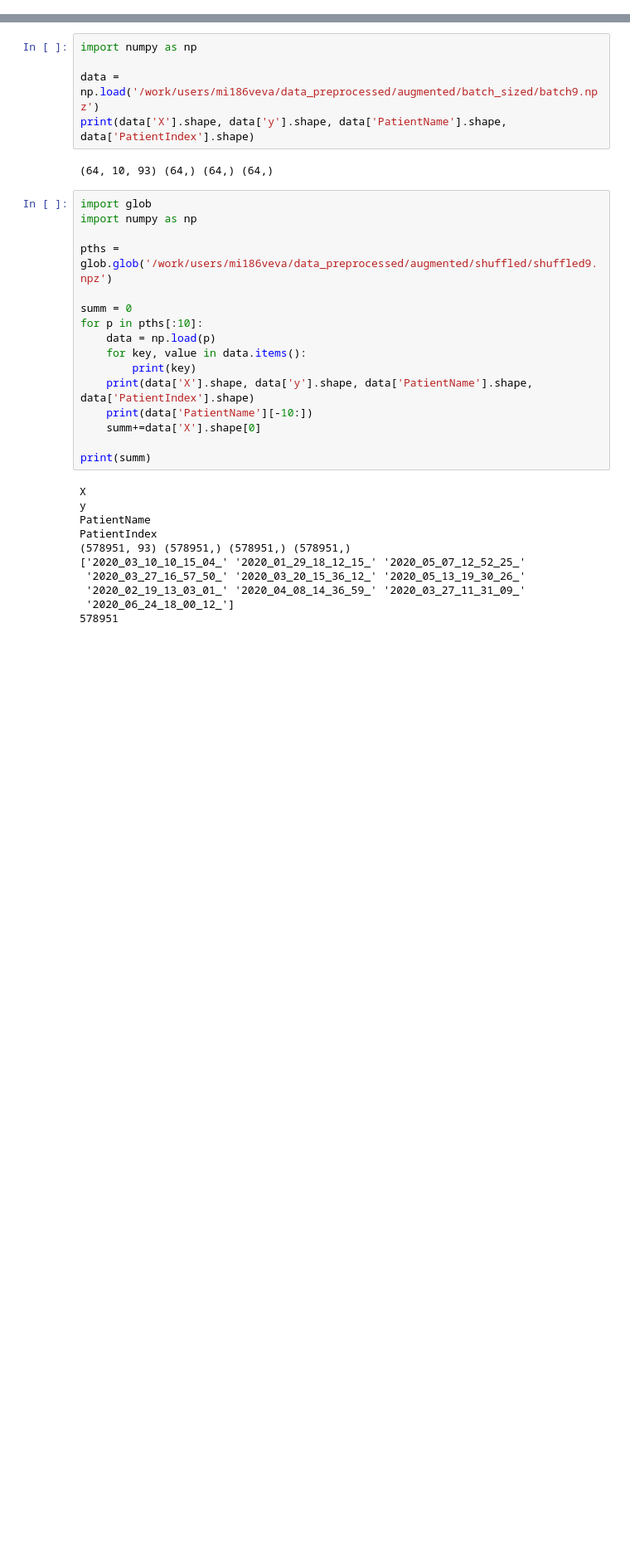
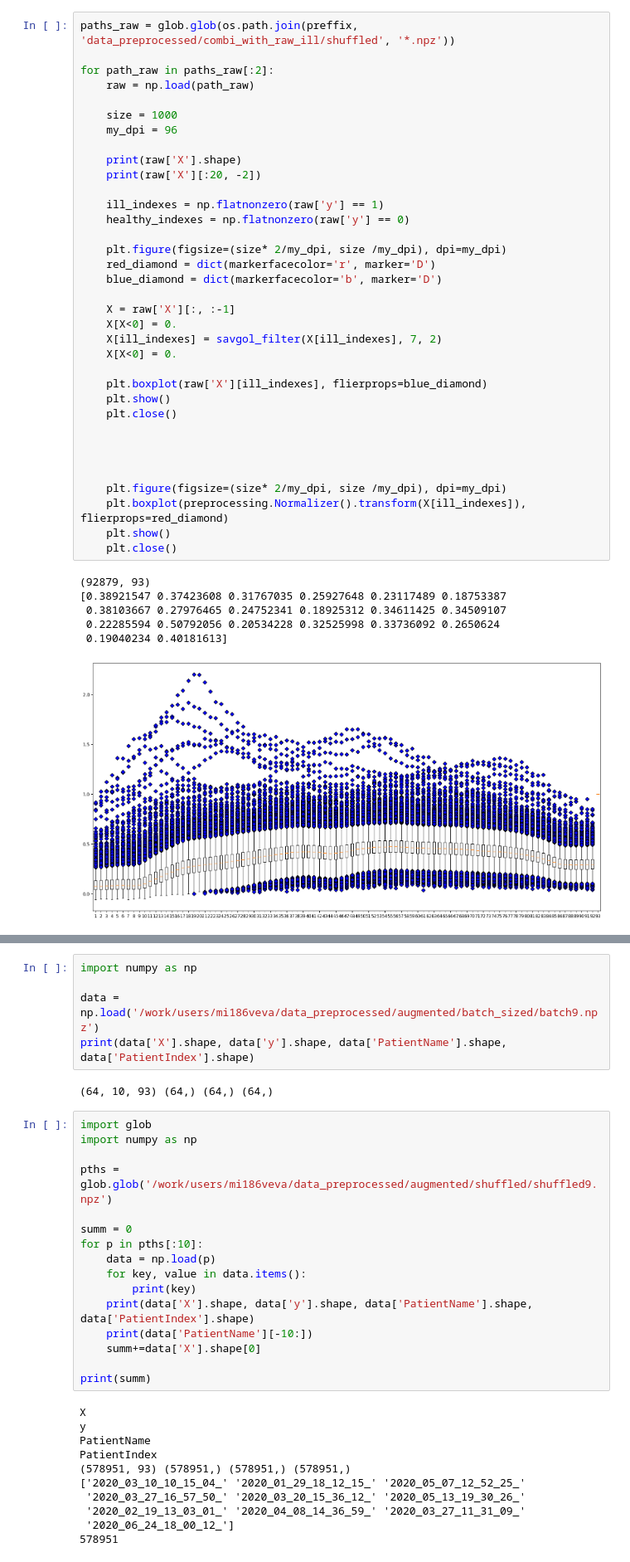
Before and after one commit to msokur/hsi-experiments, a Jupyter notebook: augmentation.ipynb, the cells around one changed output, grey strips where cells are left out. Shown at 83% size. Cells and saved outputs as stored; diff of their text form; blank space fills up the shorter version.

```diff
--- a/augmentation.ipynb
+++ b/augmentation.ipynb
@@ -32,0 +38,42 @@ print(savgol_filter(aug['X'][0, 4:6, :-1], 5, 2).shape)
+# %%
+paths_raw = glob.glob(os.path.join(preffix, 'data_preprocessed/combi_with_raw_ill/shuffled', '*.npz'))
+
+for path_raw in paths_raw[:2]:
+    raw = np.load(path_raw)
+
+    size = 1000
+    my_dpi = 96
+
+    print(raw['X'].shape)
+    print(raw['X'][:20, -2])
+
+    ill_indexes = np.flatnonzero(raw['y'] == 1)
+    healthy_indexes = np.flatnonzero(raw['y'] == 0)
+
+    plt.figure(figsize=(size* 2/my_dpi, size /my_dpi), dpi=my_dpi)
+    red_diamond = dict(markerfacecolor='r', marker='D')
+    blue_diamond = dict(markerfacecolor='b', marker='D')
+
+    X = raw['X'][:, :-1]
+    X[X<0] = 0.
+    X[ill_indexes] = savgol_filter(X[ill_indexes], 7, 2)
+    X[X<0] = 0.
+
+    plt.boxplot(raw['X'][ill_indexes], flierprops=blue_diamond)
+    plt.show()
+    plt.close()
+
+
+
+
+    plt.figure(figsize=(size* 2/my_dpi, size /my_dpi), dpi=my_dpi)
+    plt.boxplot(preprocessing.Normalizer().transform(X[ill_indexes]), flierprops=red_diamond)
+    plt.show()
+    plt.close()
+# %% [output]
+(92879, 93)
+[0.38921547 0.37423608 0.31767035 0.25927648 0.23117489 0.18753387
+ 0.38103667 0.27976465 0.24752341 0.18925312 0.34611425 0.34509107
+ 0.22285594 0.50792056 0.20534228 0.32525998 0.33736092 0.2650624
+ 0.19040234 0.40181613]
+[figure, added]
```
Also changed, not shown: parts of 8 cells of this notebook.
